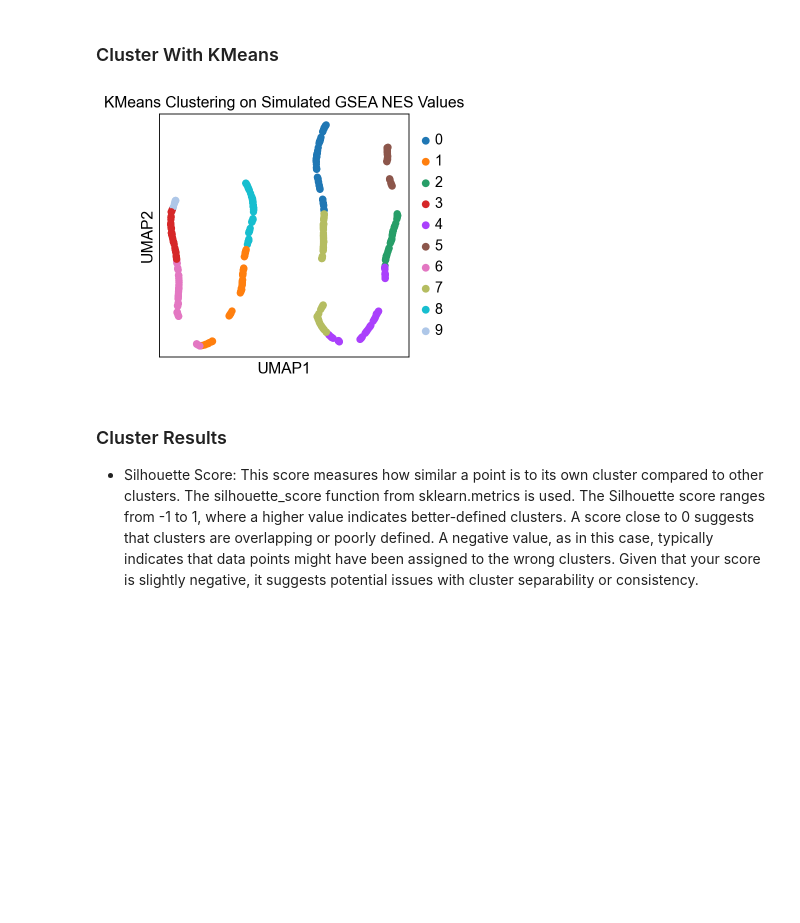
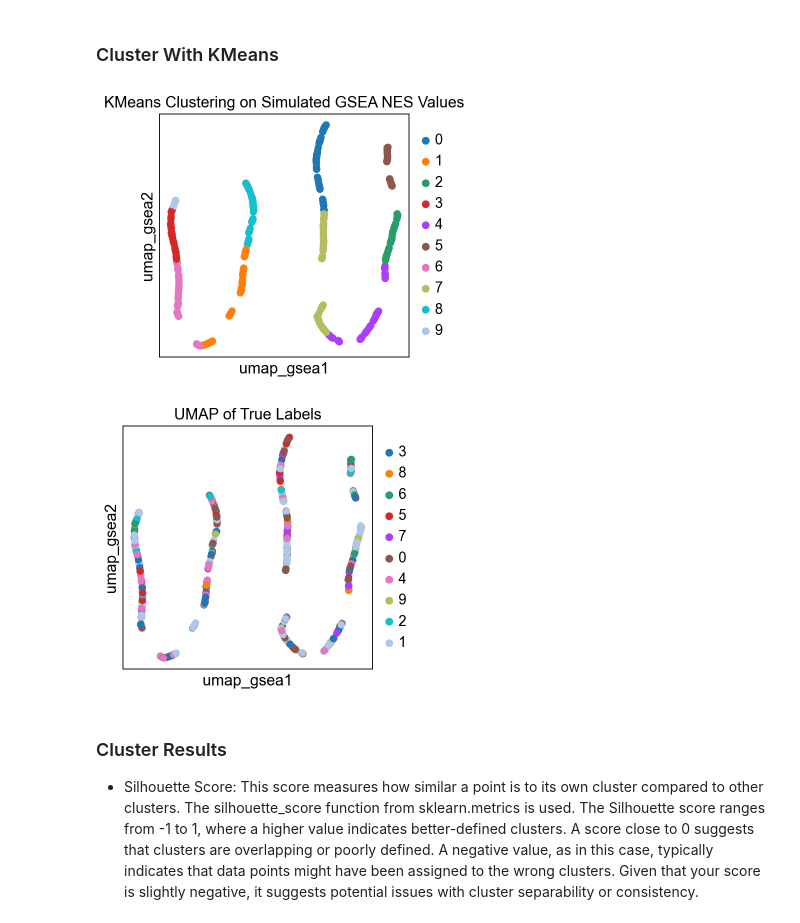
Before and after one commit to zurkin1/PathSingle, a Jupyter notebook: code/bench_pbmc.ipynb, the cells around one changed output. Drawn from its saved outputs; the diff is of its cells as text; code cells hidden in the pictures; blank space fills up the shorter version.

```diff
--- a/code/bench_pbmc.ipynb
+++ b/code/bench_pbmc.ipynb
@@ -168,27 +169,31 @@ np.save('./data/gsea_results_matrix.npy', gsea_results_matrix)
 # %%
 #Load the simulated GSEA results matrix.
 gsea_results_matrix = np.load('./data/gsea_results_matrix.npy')
 
 #Convert the result matrix to an AnnData object for visualization.
-adata_gsea = sc.AnnData(X=gsea_results_matrix)
-adata_gsea.var_names = [f'GeneSet_{i}' for i in range(gsea_results_matrix.shape[1])]
-adata_gsea.obs_names = [f'Cell_{i}' for i in range(gsea_results_matrix.shape[0])]
+#adata_gsea = sc.AnnData(X=gsea_results_matrix)
+#adata_gsea.var_names = [f'GeneSet_{i}' for i in range(gsea_results_matrix.shape[1])]
+#adata_gsea.obs_names = [f'Cell_{i}' for i in range(gsea_results_matrix.shape[0])]
 
 #Perform KMeans clustering on the UMAP coordinates.
 kmeans = KMeans(n_clusters=10, random_state=0).fit(gsea_results_matrix)
 
 #Perform UMAP on the results matrix.
 umap_model = umap.UMAP(n_neighbors=15, random_state=0)
 umap_coords = umap_model.fit_transform(gsea_results_matrix)
 
 #Add the UMAP coordinates and clustering results to the AnnData object.
-adata_gsea.obsm['X_umap'] = umap_coords
-adata_gsea.obs['kmeans2'] = pd.Categorical(kmeans.labels_)
+adata.obsm['umap_gsea'] = umap_coords
+adata.obs['kmeans_gsea'] = pd.Categorical(kmeans.labels_)
 
 #Plot the UMAP with KMeans clustering results using Scanpy.
-sc.pl.umap(adata_gsea, color=['kmeans2'], title='KMeans Clustering on Simulated GSEA NES Values')
+#sc.pl.umap(adata, color=['kmeans1'], title='KMeans Clustering on Simulated GSEA NES Values', obsm_key='umap_gsea')
+#sc.pl.umap(adata, color=["labels"], title="UMAP of True Labels", obsm_key='umap_gsea')
+sc.pl.embedding(adata, basis='umap_gsea', color=['kmeans_gsea'], title='KMeans Clustering on Simulated GSEA NES Values')
+sc.pl.embedding(adata, basis='umap_gsea', color=["labels"], title="UMAP of True Labels")
 # %% [output]
-[figure, old version]
+[figure, new version]
+[figure, added]
 # %% [markdown]
 ### Cluster Results
 
```
Also changed, not shown: parts of 10 cells of this notebook, 1 other file.
